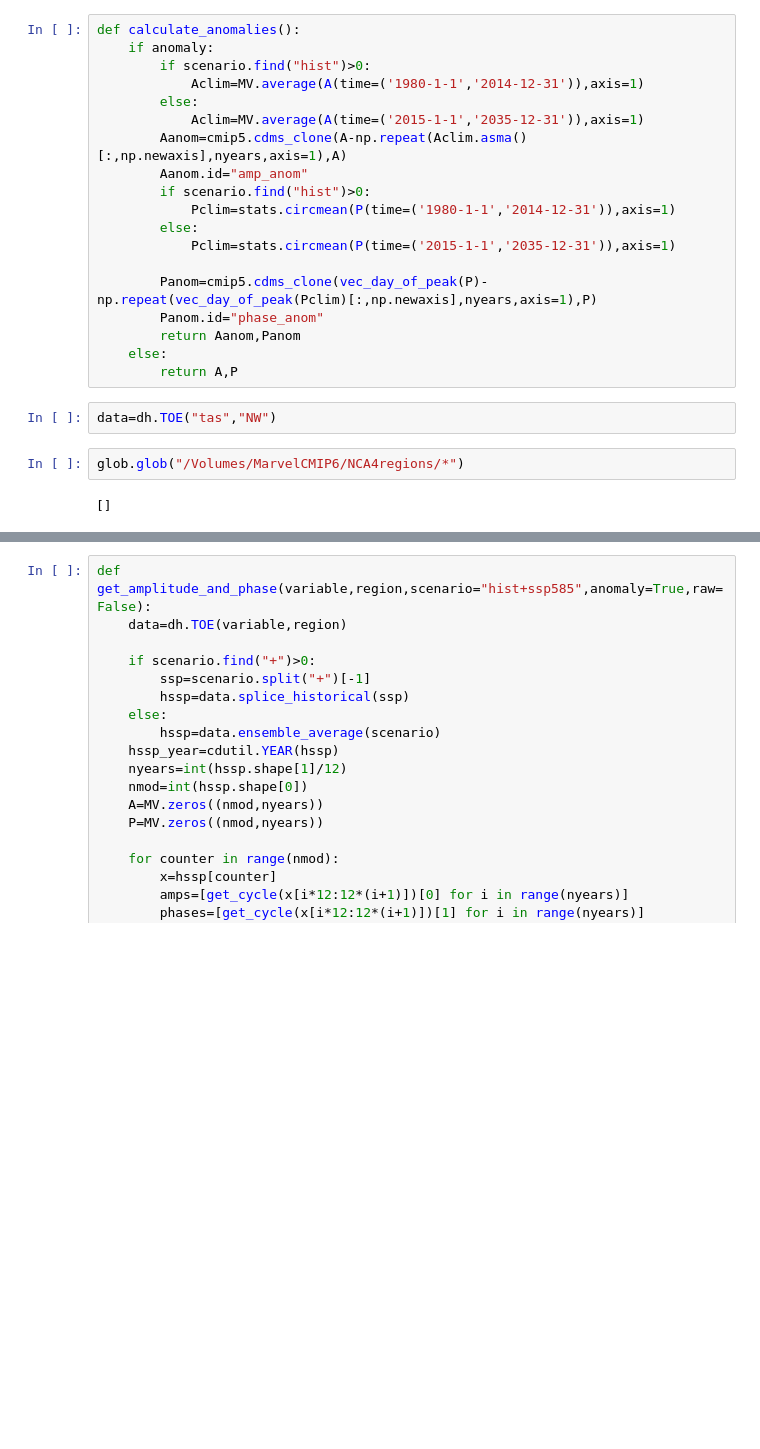
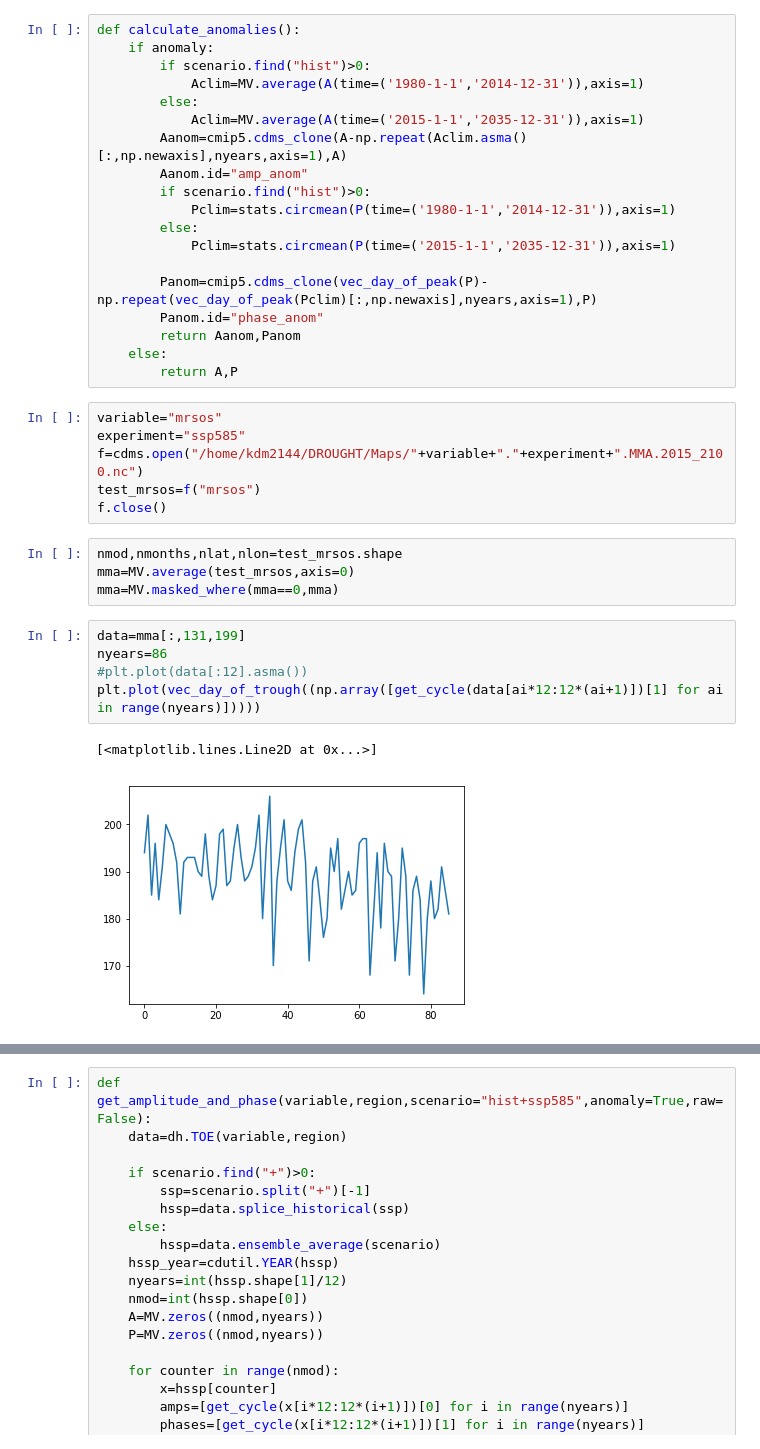
Before and after one commit to katemarvel/NCA4Drought, a Jupyter notebook: AmpPhase.ipynb, the cells around one changed output, grey strips where cells are left out. Drawn from its saved outputs; the diff is of its cells as text; blank space fills up the shorter version.

```diff
--- a/AmpPhase.ipynb
+++ b/AmpPhase.ipynb
@@ -172,9 +185,21 @@ def calculate_anomalies():
         return Aanom,Panom
     else:
         return A,P
-# %%
-data=dh.TOE("tas","NW")
-# %%
-glob.glob("/Volumes/MarvelCMIP6/NCA4regions/*")
-# %% [output]
-[]
+# %%
+variable="mrsos"
+experiment="ssp585"
+f=cdms.open("/home/kdm2144/DROUGHT/Maps/"+variable+"."+experiment+".MMA.2015_2100.nc")
+test_mrsos=f("mrsos")
+f.close()
+# %%
+nmod,nmonths,nlat,nlon=test_mrsos.shape
+mma=MV.average(test_mrsos,axis=0)
+mma=MV.masked_where(mma==0,mma)
+# %%
+data=mma[:,131,199]
+nyears=86
+#plt.plot(data[:12].asma())
+plt.plot(vec_day_of_trough((np.array([get_cycle(data[ai*12:12*(ai+1)])[1] for ai in range(nyears)]))))
+# %% [output]
+[<matplotlib.lines.Line2D at 0x...>]
+[figure, added]
```
Also changed, not shown: parts of 63 cells of this notebook, 8 other files.
